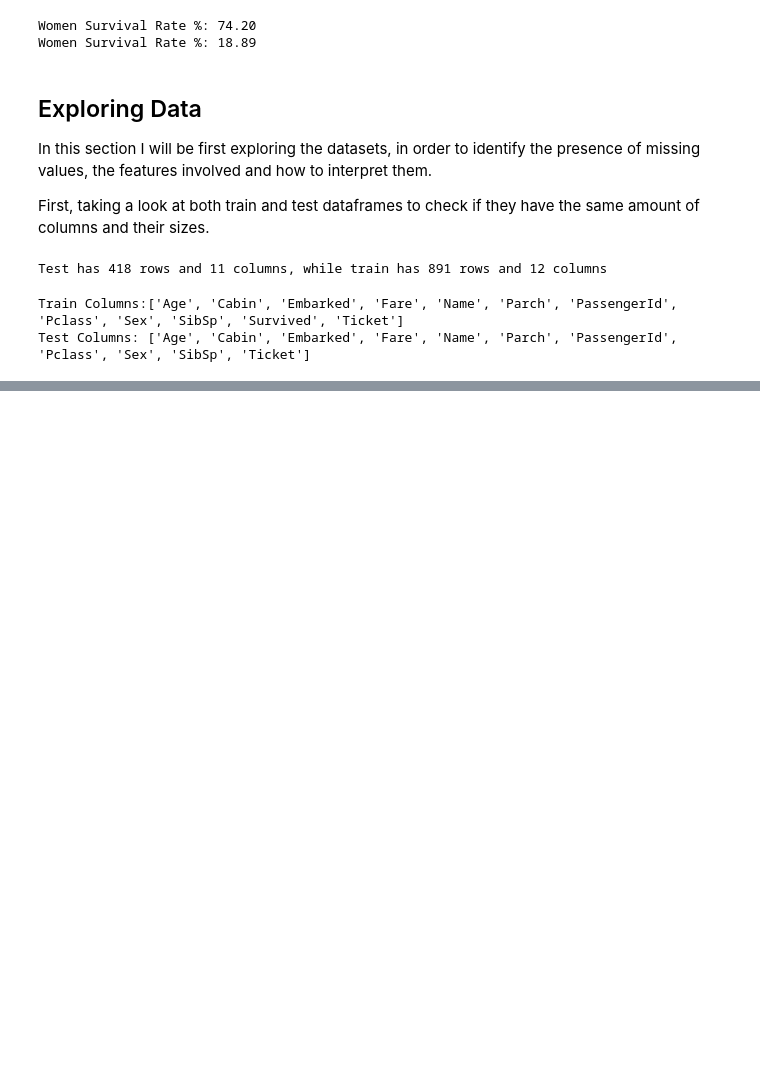
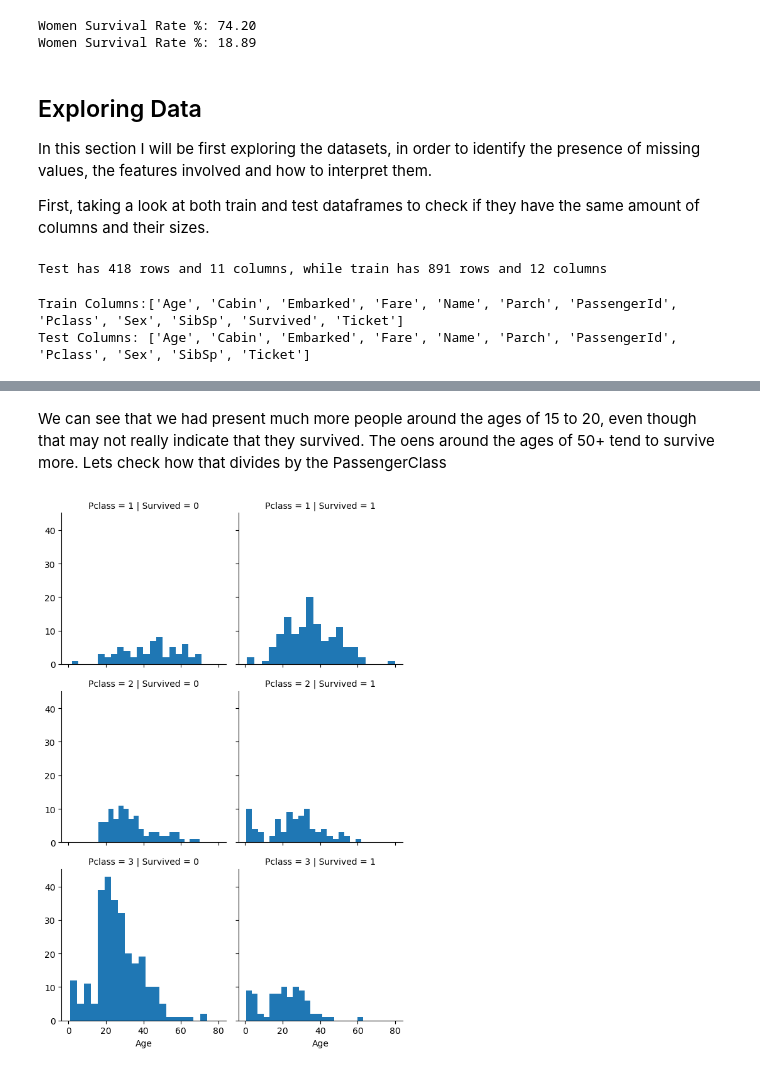
Before and after one commit to henriqueetges/TitanicPrediction, a Jupyter notebook: Notebook.ipynb, the cells around one changed output, grey strips where cells are left out. Cells and saved outputs as stored; diff of their text form; code cells hidden in the pictures; blank space fills up the shorter version.

```diff
--- a/Notebook.ipynb
+++ b/Notebook.ipynb
@@ -58,0 +104,9 @@ NameError: name 'DataFrame' is not defined
+# %% [markdown]
+We can see that we had present much more people around the ages of 15 to 20, even though that may not really indicate that they survived. The oens around the ages of 50+ tend to survive more. Lets check how that divides by the PassengerClass
+# %%
+g = sns.FacetGrid(train_df, col='Survived', row='Pclass')
+g.map(plt.hist, 'Age', bins=20)
+g.add_legend
+plt.show()
+# %% [output]
+[figure, added]
```
Also changed, not shown: parts of 11 cells of this notebook.
